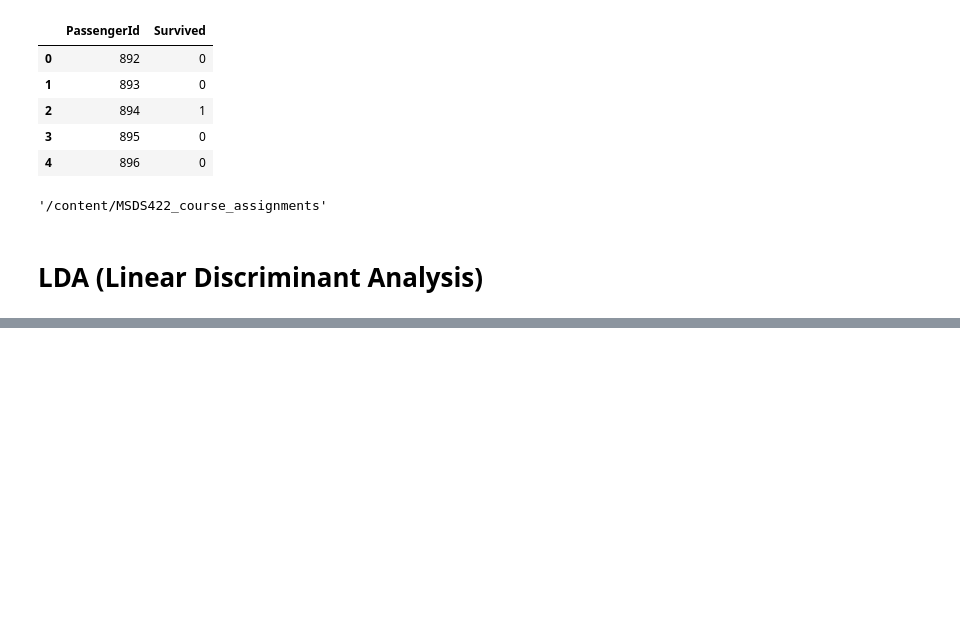
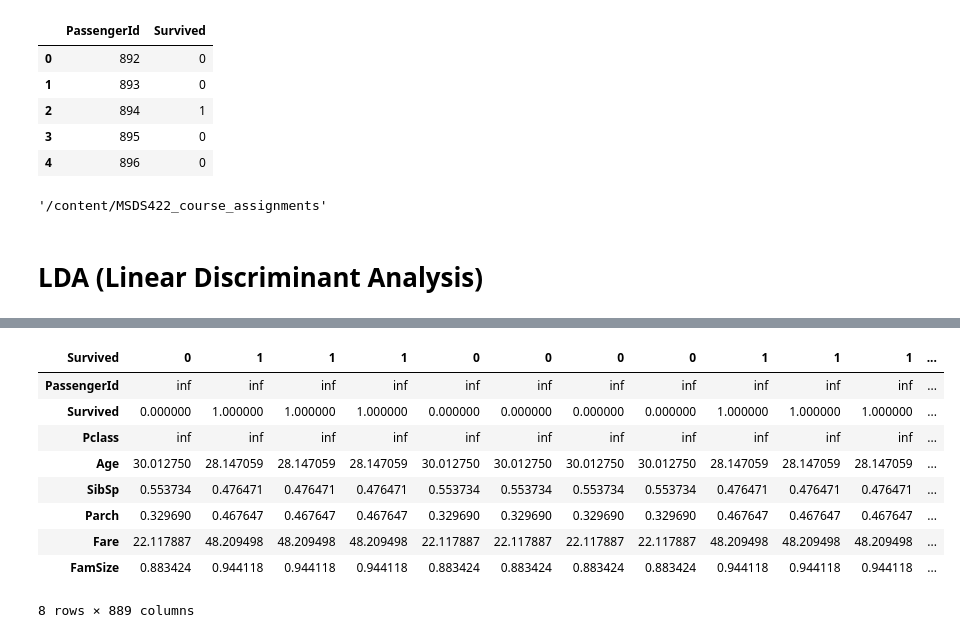
Before and after one commit to cgoeser1/MSDS422_course_assignments, a Jupyter notebook: Titanic(2021OCT17).ipynb, the cells around one changed output, grey strips where cells are left out. Cells and saved outputs as stored; diff of their text form; code cells hidden in the pictures; blank space fills up the shorter version.

```diff
--- a/Titanic(2021OCT17).ipynb
+++ b/Titanic(2021OCT17).ipynb
@@ -213,10 +208,16 @@ from sklearn.model_selection import train_test_split
 from sklearn.linear_model import LogisticRegression
 from sklearn.model_selection import GridSearchCV
 # %%
-# Impute missing numerical variables
-train['Age'] = train.Age.fillna(train.Age.median())
+## Impute missing numerical values
+train['Salutation'] = train.Name.apply(lambda name: name.split(',')[1].split('.')[0].strip())
+##train['Salutation']
+grp = train.groupby(['Sex', 'Pclass'])
+grp.Age.apply(lambda x: x.fillna(x.median()))
+train.Age.fillna(train.Age.median, inplace = True)
+## Impute Fare
 train['Fare'] = train.Fare.fillna(train.Fare.median())
-
+## Impute Embarked
+train.Embarked.fillna(train.Embarked.mode()[0], inplace = True)
 # Check out info of data
 train.info()
 # %% [output]
@@ -404,2 +385,0 @@ num_pipeline = Pipeline([
-# %%
-num_pipeline.fit_transform(train)
@@ -431,2 +385,0 @@ cat_pipeline = Pipeline([
-# %%
-cat_pipeline.fit_transform(train)
@@ -513,3 +474,19 @@ svc_results.to_csv(filename, index=False)
+# %%
+class_feature_means = pd.DataFrame(columns=train.Survived)
+for c, rows in train.groupby('Survived'):
+    class_feature_means[c] = rows.mean()
+class_feature_means
+# %% [output]
+| Survived | 0 | 1 | 1 | 1 | 0 | 0 | 0 | 0 | 1 | 1 | 1 | ... |
+| PassengerId | inf | inf | inf | inf | inf | inf | inf | inf | inf | inf | inf | ... |
+| Survived | 0.000000 | 1.000000 | 1.000000 | 1.000000 | 0.000000 | 0.000000 | 0.000000 | 0.000000 | 1.000000 | 1.000000 | 1.000000 | ... |
+| Pclass | inf | inf | inf | inf | inf | inf | inf | inf | inf | inf | inf | ... |
+| Age | 30.012750 | 28.147059 | 28.147059 | 28.147059 | 30.012750 | 30.012750 | 30.012750 | 30.012750 | 28.147059 | 28.147059 | 28.147059 | ... |
+| SibSp | 0.553734 | 0.476471 | 0.476471 | 0.476471 | 0.553734 | 0.553734 | 0.553734 | 0.553734 | 0.476471 | 0.476471 | 0.476471 | ... |
+| Parch | 0.329690 | 0.467647 | 0.467647 | 0.467647 | 0.329690 | 0.329690 | 0.329690 | 0.329690 | 0.467647 | 0.467647 | 0.467647 | ... |
+| Fare | 22.117887 | 48.209498 | 48.209498 | 48.209498 | 22.117887 | 22.117887 | 22.117887 | 22.117887 | 48.209498 | 48.209498 | 48.209498 | ... |
+| FamSize | 0.883424 | 0.944118 | 0.944118 | 0.944118 | 0.883424 | 0.883424 | 0.883424 | 0.883424 | 0.944118 | 0.944118 | 0.944118 | ... |
+8 rows × 889 columns
 # %%
 from sklearn.discriminant_analysis import LinearDiscriminantAnalysis
 lda = LinearDiscriminantAnalysis()
```
Also changed, not shown: parts of 26 cells of this notebook.
